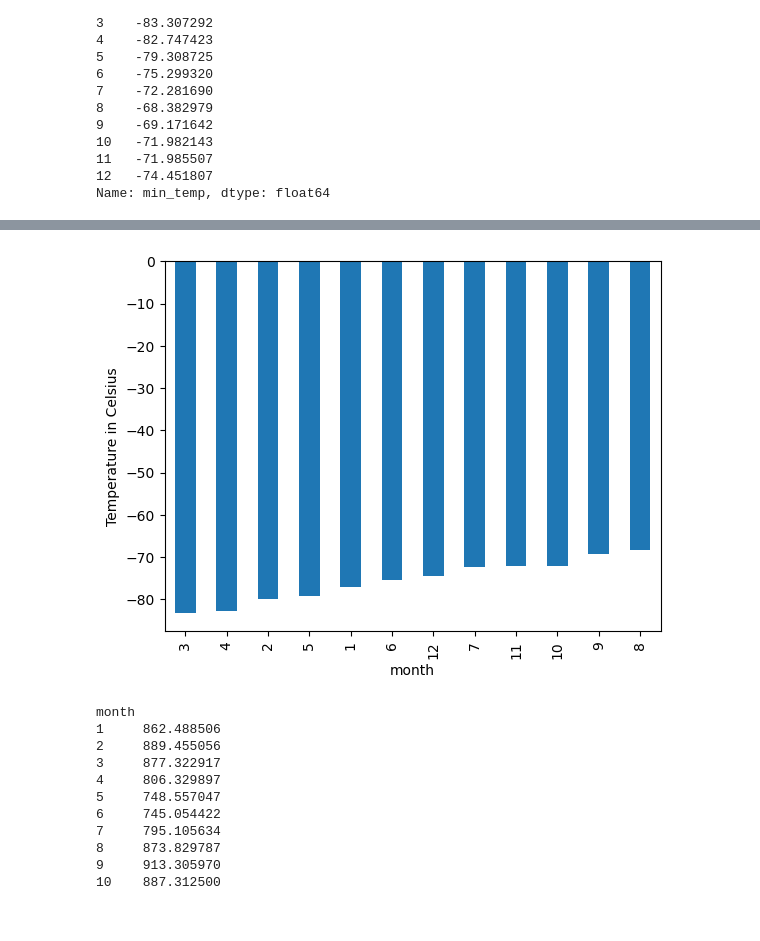
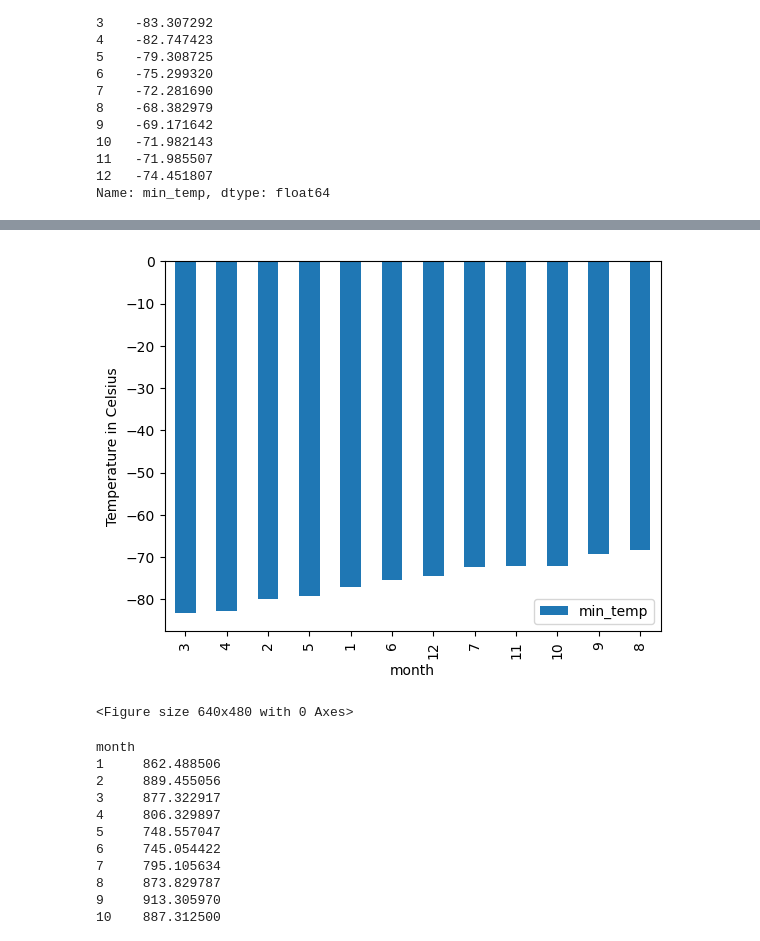
Before and after one commit to ZalakG/mars_Web-Scrapping, a Jupyter notebook: part_2_mars_weather.ipynb, the cells around one changed output, grey strips where cells are left out. Drawn from its saved outputs; the diff is of its cells as text; code cells hidden in the pictures.

```diff
--- a/part_2_mars_weather.ipynb
+++ b/part_2_mars_weather.ipynb
@@ -197,6 +205,8 @@ Name: month, dtype: int64
 1867
 # %%
 # 3. What is the average low temperature by month?
+avg_temp = mars_weather_data_df.groupby(["month"])["min_temp"].mean()
+avg_temp
 # %% [output]
 month
 1    -77.160920
@@ -212,3 +222,7 @@ month
 11   -71.985507
 12   -74.451807
 Name: min_temp, dtype: float64
+# %%
+df = pd.DataFrame(avg_temp)
+#df = df.sort_index()
+df
@@ -218,0 +254,4 @@ Name: min_temp, dtype: float64
+# %%
+# Find the average minimum daily temperature for all of the months.
+avg_temp_ordered = df.sort_values(by = "min_temp")
+avg_temp_ordered
@@ -219,6 +273,14 @@ Name: min_temp, dtype: float64
 # %%
 # Identify the coldest and hottest months in Curiosity's location
+
+# Plot the results as a bar chart.
+avg_temp_ordered.plot(kind = "bar")
+plt.xlabel("month")
+plt.ylabel("Temperature in Celsius")
+plt.show()
+plt.tight_layout()
 # %% [output]
-[figure, old version]
+[figure, new version]
+<Figure size 640x480 with 0 Axes>
 # %%
 # 4. Average pressure by Martian month
```
Also changed, not shown: parts of 11 cells of this notebook, 1 other file.
